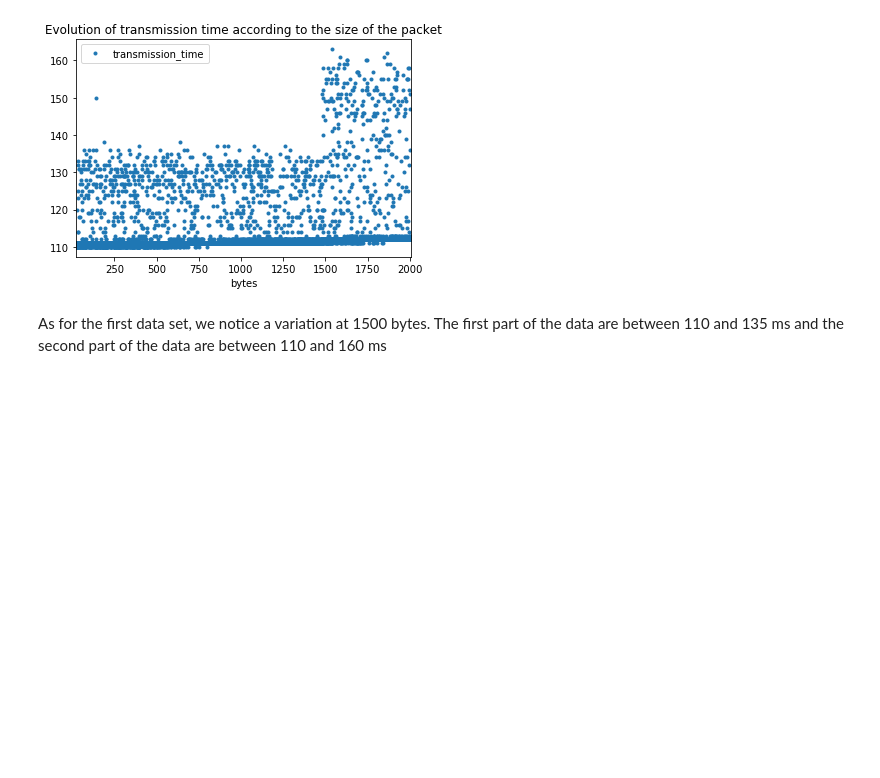
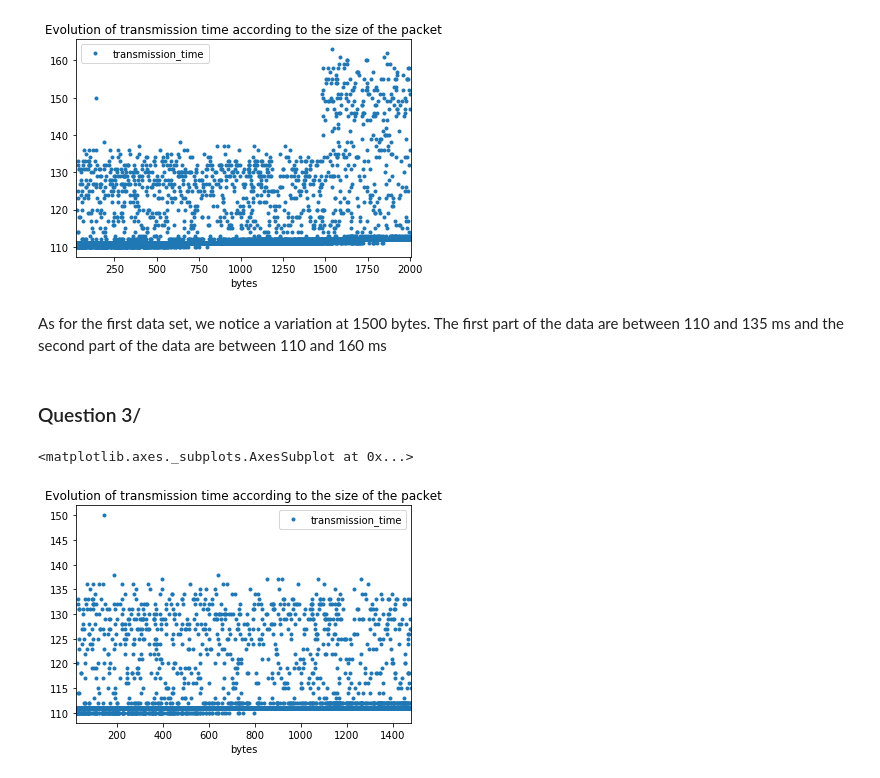
Before and after one commit to MarieBadaroux/Recherche_Reproductible, a Jupyter notebook: Recherche_reproductible_ping.ipynb, the cells around one changed output. Saved outputs shown, nothing was run; the diff lists cells and outputs as text; code cells hidden in the pictures; blank space fills up the shorter version.

Commit message:
Question 3 second data set

```diff
--- a/Recherche_reproductible_ping.ipynb
+++ b/Recherche_reproductible_ping.ipynb
@@ -397,3 +397,12 @@ data_bis.plot(x='bytes', y='transmission_time', title="Evolution of transmission
 [figure]
 # %% [markdown]
 As for the first data set, we notice a variation at 1500 bytes. The first part of the data are between 110 and 135 ms and the second part of the data are between 110 and 160 ms
+# %% [markdown]
+### Question 3/
+# %%
+data_bis_1 = data_bis.query('bytes < 1480')
+data_bis_1 = data_bis_1.reset_index(drop = True)
+data_bis_1.plot(x='bytes', y='transmission_time', title="Evolution of transmission time according to the size of the packet", style='.')
+# %% [output]
+<matplotlib.axes._subplots.AxesSubplot at 0x...>
+[figure, added]
```
Also changed, not shown: parts of 19 cells of this notebook.
